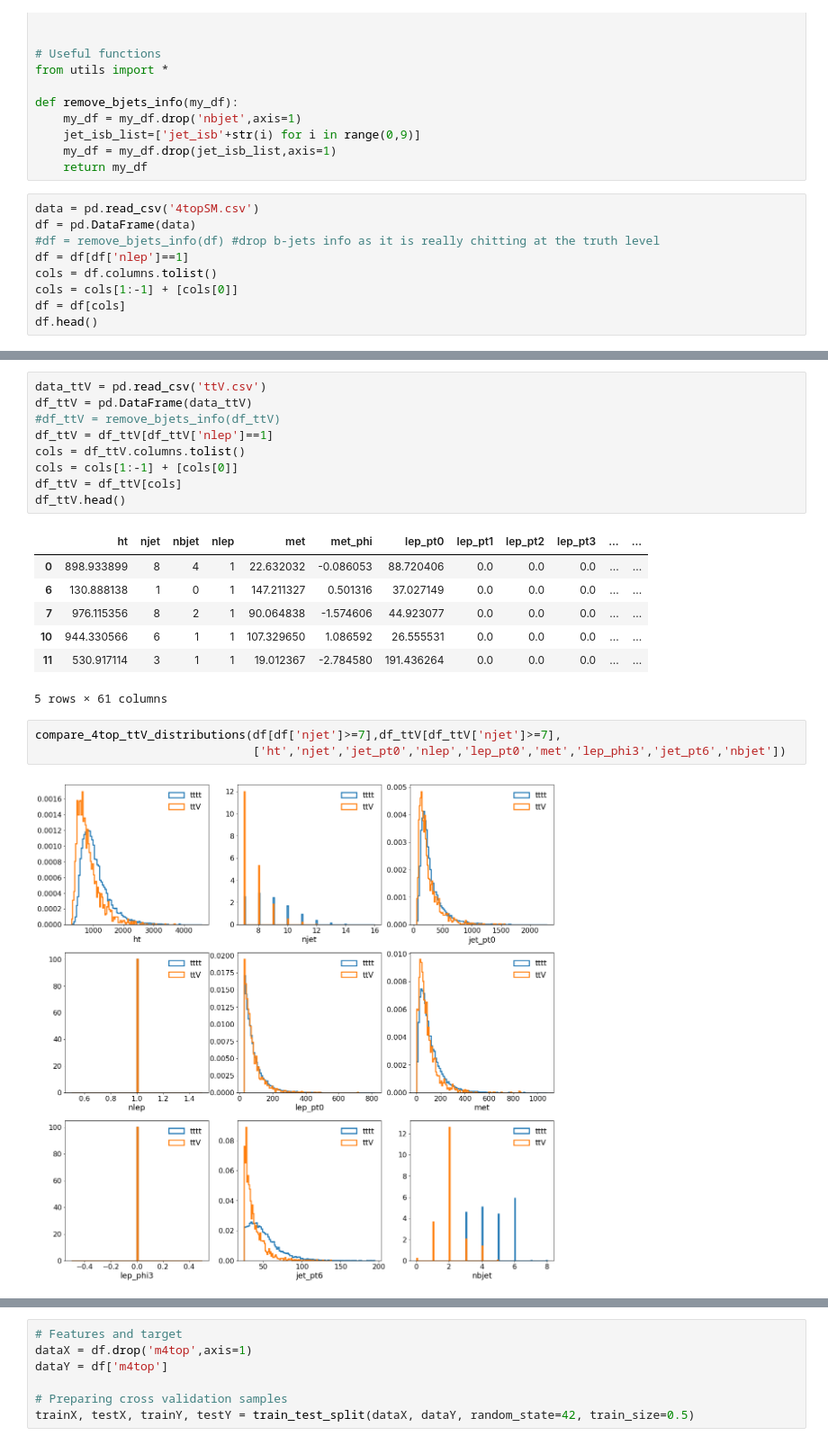
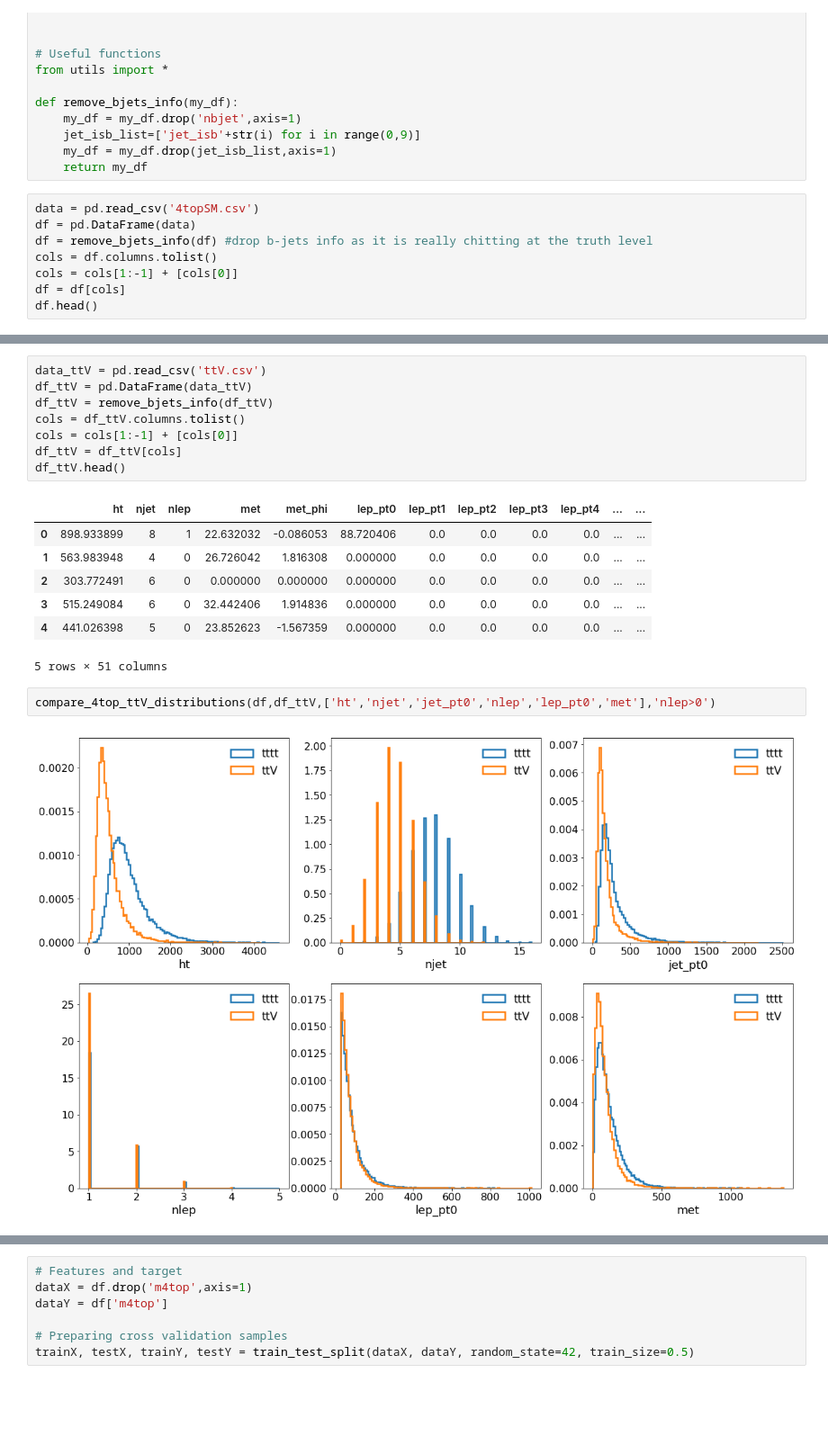
Before and after one commit to rmadar/ML-HEP, a Jupyter notebook: 4topML.ipynb, the cells around one changed output, grey strips where cells are left out. Shown: that part at 90% size. Cells and saved outputs as stored; diff of their text form; blank space fills up the shorter version.

Commit message:
Adding a selection argument to plot distributions, save the notebook with all the plots

```diff
--- a/4topML.ipynb
+++ b/4topML.ipynb
@@ -35,8 +35,7 @@ def remove_bjets_info(my_df):
 # %%
 data = pd.read_csv('4topSM.csv')
 df = pd.DataFrame(data)
-#df = remove_bjets_info(df) #drop b-jets info as it is really chitting at the truth level
-df = df[df['nlep']==1]
+df = remove_bjets_info(df) #drop b-jets info as it is really chitting at the truth level
 cols = df.columns.tolist()
 cols = cols[1:-1] + [cols[0]]
 df = df[cols]
@@ -52,25 +51,23 @@ df.head()
 # %%
 data_ttV = pd.read_csv('ttV.csv')
 df_ttV = pd.DataFrame(data_ttV)
-#df_ttV = remove_bjets_info(df_ttV)
-df_ttV = df_ttV[df_ttV['nlep']==1]
+df_ttV = remove_bjets_info(df_ttV)
 cols = df_ttV.columns.tolist()
 cols = cols[1:-1] + [cols[0]]
 df_ttV = df_ttV[cols]
 df_ttV.head()
 # %% [output]
-|  | ht | njet | nbjet | nlep | met | met_phi | lep_pt0 | lep_pt1 | lep_pt2 | lep_pt3 | ... | ... |
-| 0 | 898.933899 | 8 | 4 | 1 | 22.632032 | -0.086053 | 88.720406 | 0.0 | 0.0 | 0.0 | ... | ... |
-| 6 | 130.888138 | 1 | 0 | 1 | 147.211327 | 0.501316 | 37.027149 | 0.0 | 0.0 | 0.0 | ... | ... |
-| 7 | 976.115356 | 8 | 2 | 1 | 90.064838 | -1.574606 | 44.923077 | 0.0 | 0.0 | 0.0 | ... | ... |
-| 10 | 944.330566 | 6 | 1 | 1 | 107.329650 | 1.086592 | 26.555531 | 0.0 | 0.0 | 0.0 | ... | ... |
-| 11 | 530.917114 | 3 | 1 | 1 | 19.012367 | -2.784580 | 191.436264 | 0.0 | 0.0 | 0.0 | ... | ... |
+|  | ht | njet | nlep | met | met_phi | lep_pt0 | lep_pt1 | lep_pt2 | lep_pt3 | lep_pt4 | ... | ... |
+| 0 | 898.933899 | 8 | 1 | 22.632032 | -0.086053 | 88.720406 | 0.0 | 0.0 | 0.0 | 0.0 | ... | ... |
+| 1 | 563.983948 | 4 | 0 | 26.726042 | 1.816308 | 0.000000 | 0.0 | 0.0 | 0.0 | 0.0 | ... | ... |
+| 2 | 303.772491 | 6 | 0 | 0.000000 | 0.000000 | 0.000000 | 0.0 | 0.0 | 0.0 | 0.0 | ... | ... |
+| 3 | 515.249084 | 6 | 0 | 32.442406 | 1.914836 | 0.000000 | 0.0 | 0.0 | 0.0 | 0.0 | ... | ... |
+| 4 | 441.026398 | 5 | 0 | 23.852623 | -1.567359 | 0.000000 | 0.0 | 0.0 | 0.0 | 0.0 | ... | ... |
-5 rows × 61 columns
+5 rows × 51 columns
 # %%
-compare_4top_ttV_distributions(df[df['njet']>=7],df_ttV[df_ttV['njet']>=7],
-                               ['ht','njet','jet_pt0','nlep','lep_pt0','met','lep_phi3','jet_pt6','nbjet'])
+compare_4top_ttV_distributions(df,df_ttV,['ht','njet','jet_pt0','nlep','lep_pt0','met'],'nlep>0')
 # %% [output]
-[figure, old version]
+[figure, new version]
 # %%
 plt.figure(figsize=(20,5))
 plt.subplot(141)
```
Also changed, not shown: parts of 12 cells of this notebook, 1 other file.
